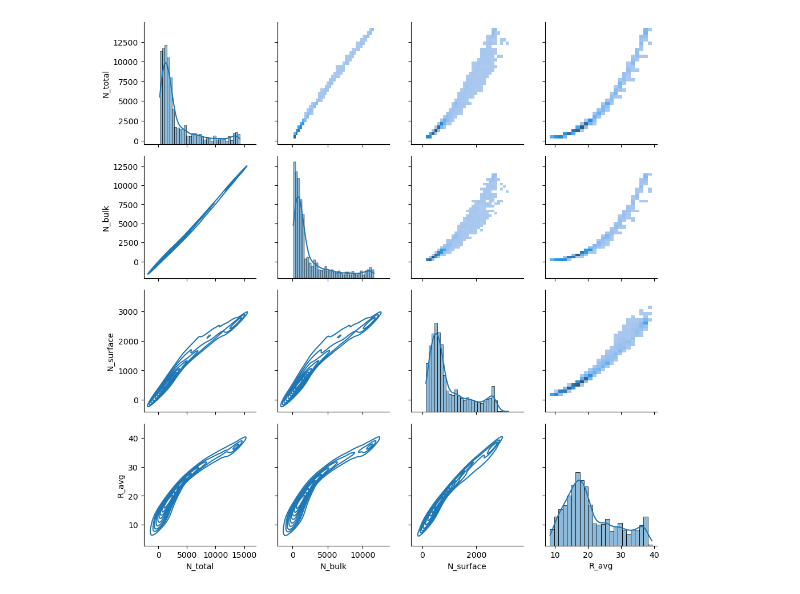
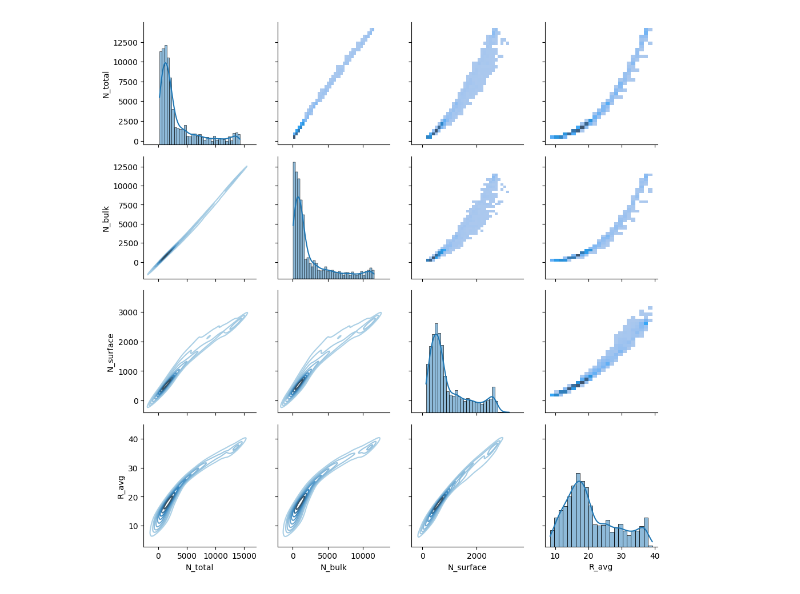
Before and after one commit to sachidumaleesha/Deep-Learning, a Jupyter notebook: Lab-01/Lab01_Task02.ipynb, the cells around one changed output. Cells and saved outputs as stored; diff of their text form; code cells hidden in the pictures.

```diff
--- a/Lab-01/Lab01_Task02.ipynb
+++ b/Lab-01/Lab01_Task02.ipynb
@@ -56,0 +1,13 @@ Quartiles:
+# %%
+import pandas as pd
+import seaborn as sns
+import matplotlib.pyplot as plt
+
+df = pd.read_csv('Au_nanoparticle_dataset.csv')  # Modify the path as needed
+
+#Create a new dataframe by filtering the specified columns
+features = ['N_total', 'N_bulk', 'N_surface', 'R_avg']
+data = df[features]
+
+#Display the first 20 samples of this dataframe
+print(data.head(20))
@@ -78,9 +69,10 @@ plt.show()
 # %%
-g = sns.PairGrid(new_df)
-g.map_upper(sns.histplot)  # Bivariate histogram on the upper half
-g.map_diag(sns.histplot, kde=True)  # Univariate histogram with KDE on the diagonal
-g.map_lower(sns.kdeplot)  # Bivariate KDE plot on the lower half
+#Customize the PairGrid
+g = sns.PairGrid(data)
+g.map_upper(sns.histplot)  # bivariate histogram
+g.map_diag(sns.histplot, kde=True)  # histogram with KDE on the diagonal
+g.map_lower(sns.kdeplot, cmap='Blues_d')  # bivariate KDE plot on the lower half
 
 plt.show()
 # %% [output]
-[figure, old version]
+[figure, new version]
```
Also changed, not shown: parts of 9 cells of this notebook.
